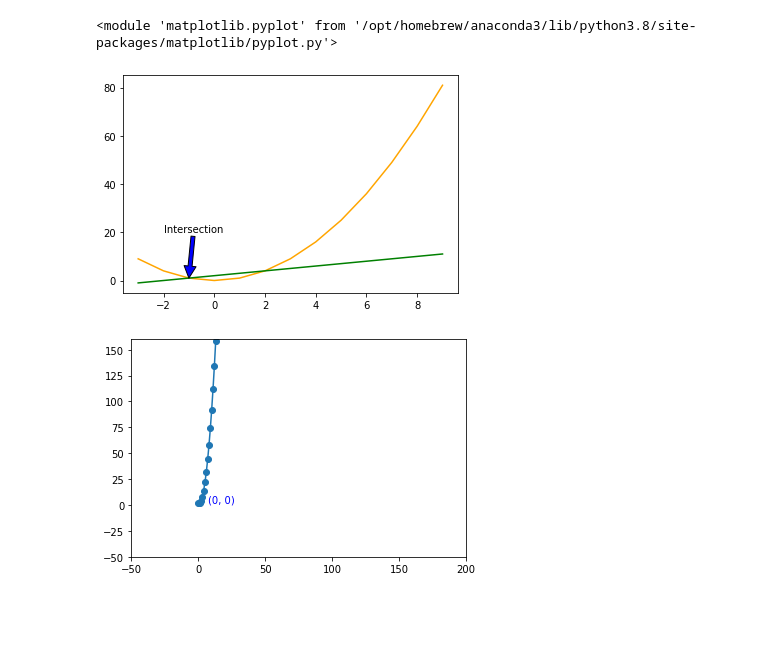
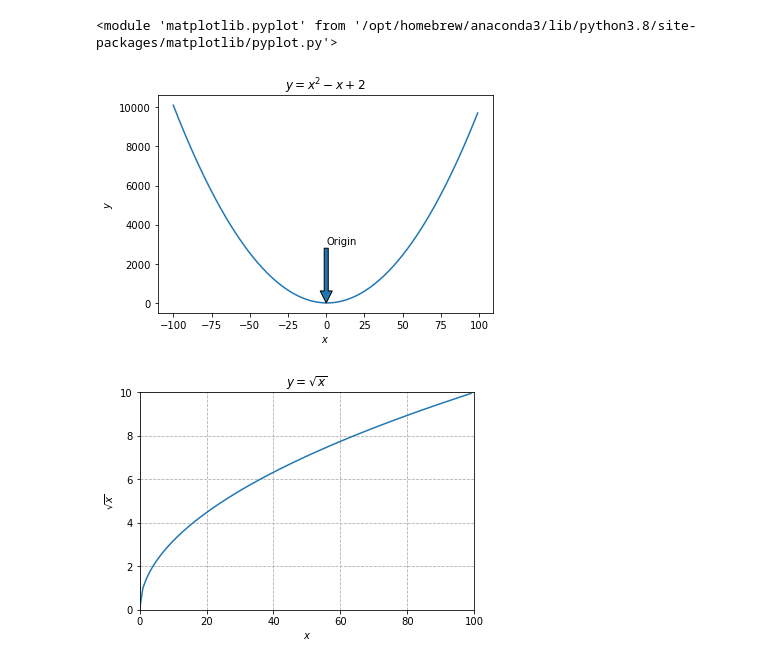
Before and after one commit to randyfrench/numpy-pandas-visualiztion-exercises, a Jupyter notebook: matplotlib_exercises.ipynb, the cells around one changed output. Cells and saved outputs as stored; diff of their text form; code cells hidden in the pictures; blank space fills up the shorter version.

```diff
--- a/matplotlib_exercises.ipynb
+++ b/matplotlib_exercises.ipynb
@@ -15,32 +15,48 @@ print(plt)
 # %% [output]
 <module 'matplotlib.pyplot' from '/opt/homebrew/anaconda3/lib/python3.8/site-packages/matplotlib/pyplot.py'>
 # %%
-# y = x2 − x + 2
-x = range(-3, 10)
-y = [n ** 2 for n in x]
-z = [n + 2 for n in x]
+# 1. y = x2 − x + 2
+x = range(-100, 100)
+y = [(x**2 - x + 2) for x in x]
 
+# Plot x and y
+plt.plot(x,y)
 
-plt.plot(x, y, c='orange')
-plt.plot(x, z, c='green')
+# add title
+plt.title('$ y = x^2 - x +2$')
 
-plt.annotate('Intersection', xy=(-1, 1), xytext=(-2, 20),
-             arrowprops={'facecolor': 'blue'})
+# add labels
+plt.xlabel('$x$')
+plt.ylabel('$y$')
 
-plt.show()
+plt.annotate('Origin', xy = (0,0), xytext = (0, 3000), arrowprops ={})
+%config InlineBackend.figure_format = 'png'
 # %% [output]
-[figure, old version]
+[figure, new version]
 # %%
-x = pd.Series(list(range(75)))
-y=x**2-x+2
+# 2. Create and label 4 separate charts for the following equations (choose a range for x that makes sense):
+# y=√x
+# y=x3
+# y=2x
+# y=1/(x+1)
+# You can use functions from the math module to help implement some of the equations above.
+
+# y=√x
+x = range(0,100)
+y = [math.sqrt(n) for n in x]
+
 plt.plot(x,y)
-plt.scatter(x,y)
-plt.text(7, 2, '(0, 0)', fontsize=10, color='blue')
-plt.xlim(-50, 200)
-plt.ylim(-50, 160)
-plt.show()
+
+
+plt.title('$ y = \sqrt{x}$')
+plt.xlabel('$x$')
+plt.ylabel('$\sqrt{x}$')
+plt.xlim(0,100)
+plt.ylim(0, 10)
+
+plt.grid(True, ls = '--');
 # %% [output]
-[figure, old version]
+[figure, new version]
 # %%
 
 # 2. Create and label 4 separate charts for the following equations (choose a range for x that makes sense):
```
Also changed, not shown: parts of 6 cells of this notebook, 2 other files.
